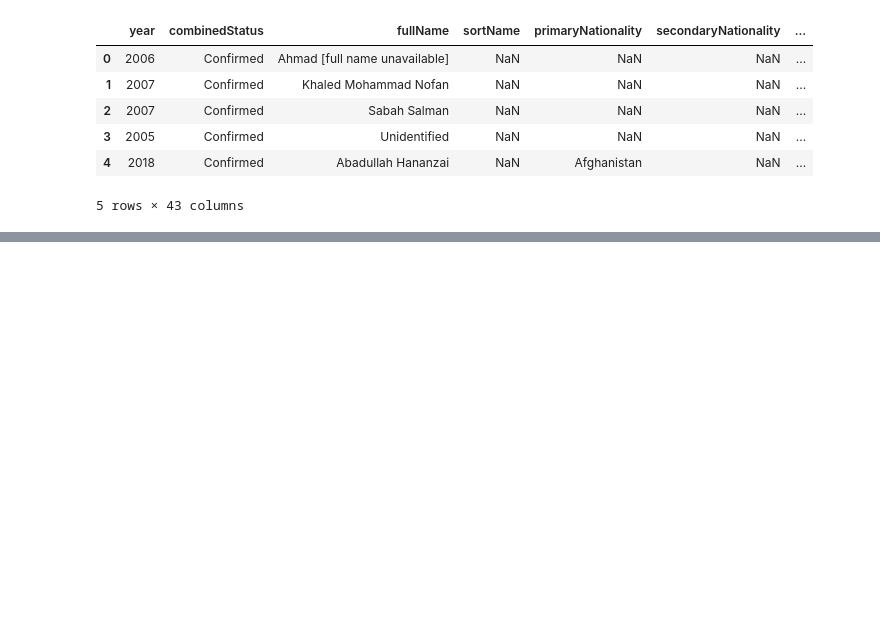
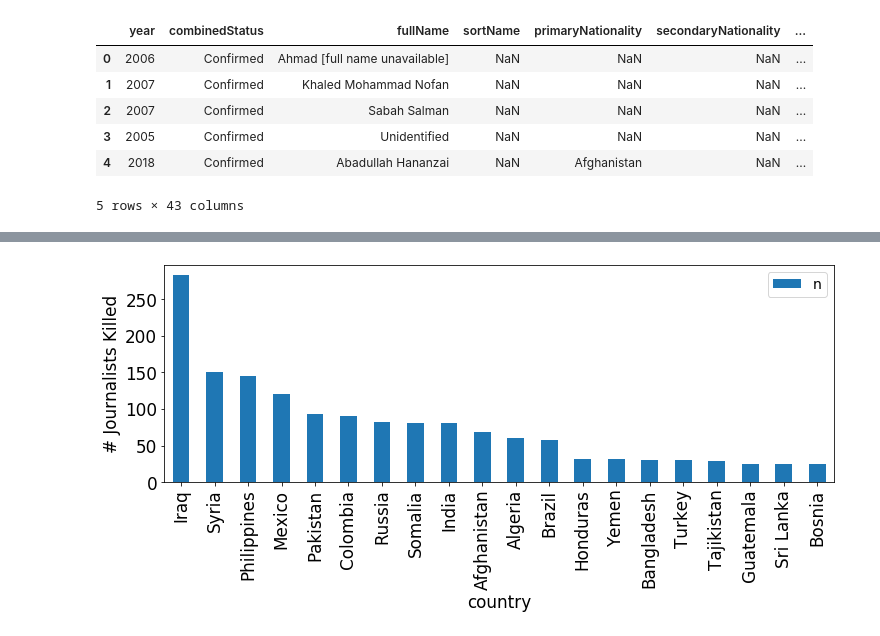
Before and after one commit to andypicke/Journalists-Under-Fire, a Jupyter notebook: notebooks/Press_Freedom_EDA.ipynb, the cells around one changed output, grey strips where cells are left out. Saved outputs shown, nothing was run; the diff lists cells and outputs as text; code cells hidden in the pictures; blank space fills up the shorter version.

```diff
--- a/notebooks/Press_Freedom_EDA.ipynb
+++ b/notebooks/Press_Freedom_EDA.ipynb
@@ -24,0 +99,7 @@ cpj.head()
+# %%
+cpj.groupby('country').count().reset_index().loc[:,['country','year']].sort_values('year',ascending=False).head(20).plot(kind='bar',x='country',y='year',figsize=(12,4))
+plt.ylabel('# Journalists Killed')
+plt.legend('n')
+plt.savefig('../images/TotalDeathsByCountry.png',bbox_inches='tight')
+# %% [output]
+[figure, added]
```
Also changed, not shown: parts of 12 cells of this notebook, 3 other files.
